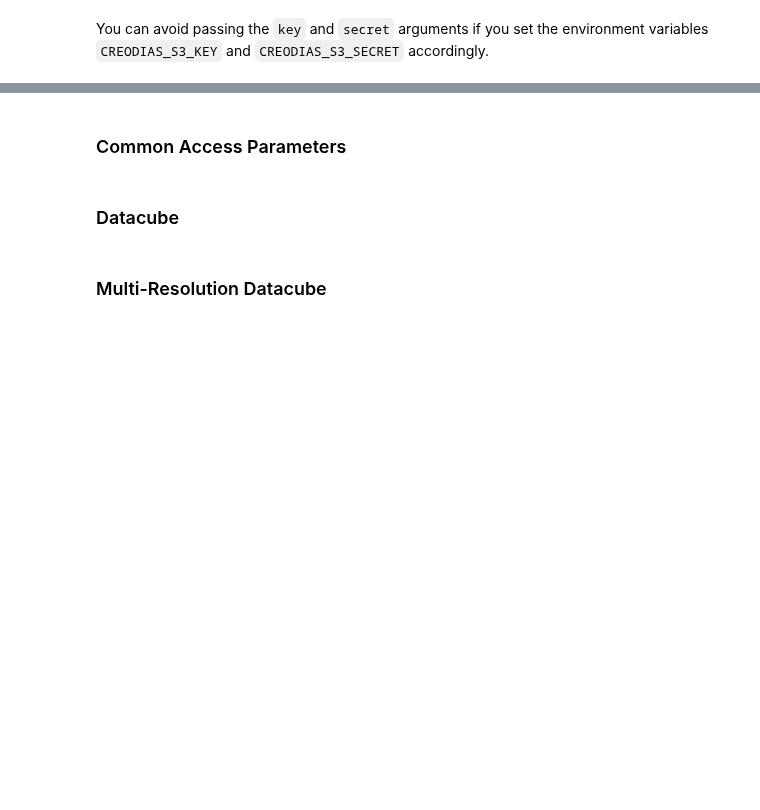
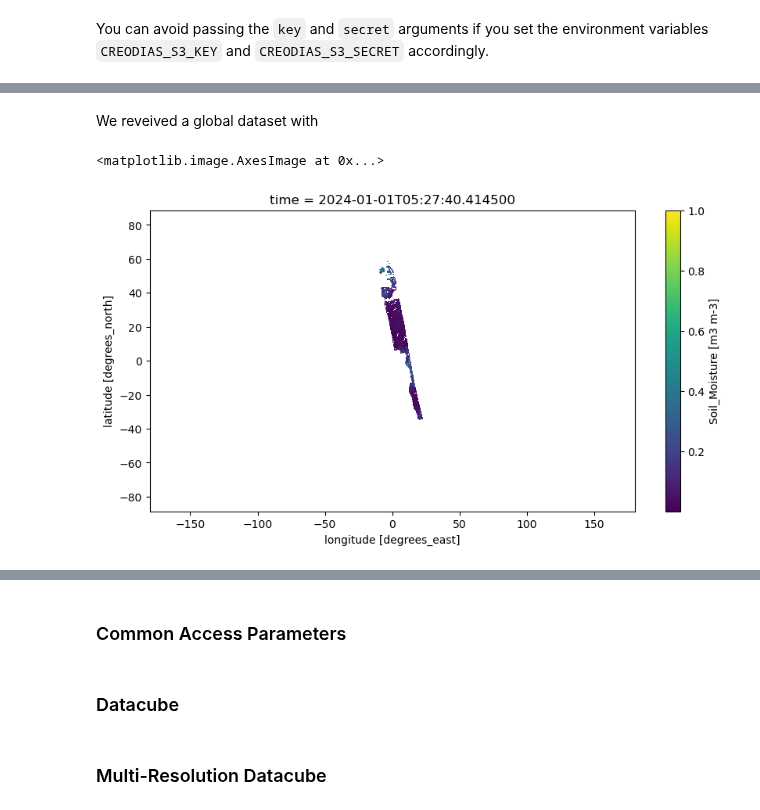
Before and after one commit to xcube-dev/xcube-smos, a Jupyter notebook: docs/guide.ipynb, the cells around one changed output, grey strips where cells are left out. Drawn from its saved outputs; the diff is of its cells as text; code cells hidden in the pictures; blank space fills up the shorter version.

```diff
--- a/docs/guide.ipynb
+++ b/docs/guide.ipynb
@@ -18,11 +19,12 @@ However, the preferred way to obtain the store object is by its name `"smos"`
 and using the xcube `new_data_store()` function, because many other xcube
 data stores can be used in the same way:
 # %%
+import os
 from xcube.core.store import new_data_store
 
 store = new_data_store("smos",
-                       key="your access key",
-                       secret="your secret")
+                       key=os.environ["CREODIAS_S3_KEY"],
+                       secret=os.environ["CREODIAS_S3_SECRET"])
 # %% [markdown]
 You can avoid passing the `key` and `secret` arguments if you set the
 environment variables `CREODIAS_S3_KEY` and `CREODIAS_S3_SECRET` accordingly.
@@ -97,0 +64,3 @@ different representations of SMOS data addressing different use cases:
+# %%
+datacube = store.open_data("SMOS-L2C-SM",
+                           time_range=["2024-01-01", "2024-01-02"])
@@ -97,0 +84,2 @@ different representations of SMOS data addressing different use cases:
+# %% [markdown]
+We reveived a global dataset with
@@ -97,0 +88,5 @@ different representations of SMOS data addressing different use cases:
+# %%
+datacube.Soil_Moisture.isel(time=4).plot.imshow(figsize=(10, 5))
+# %% [output]
+<matplotlib.image.AxesImage at 0x...>
+[figure, added]
```
Also changed, not shown: parts of 21 cells of this notebook.
